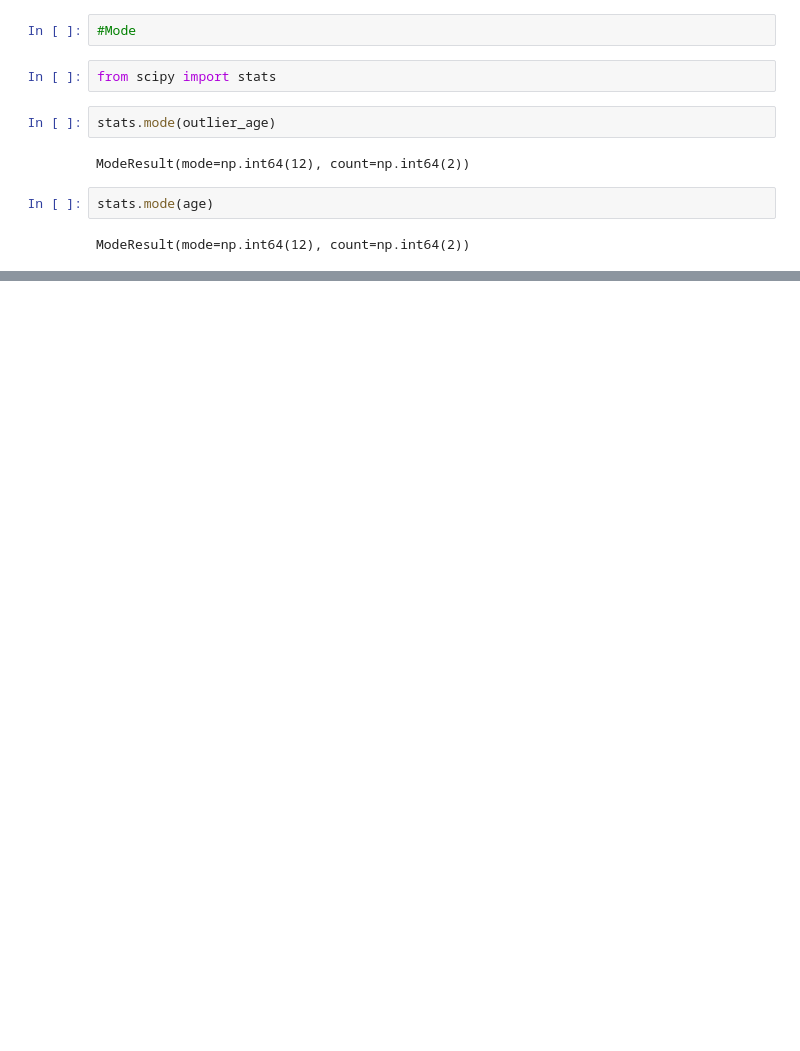
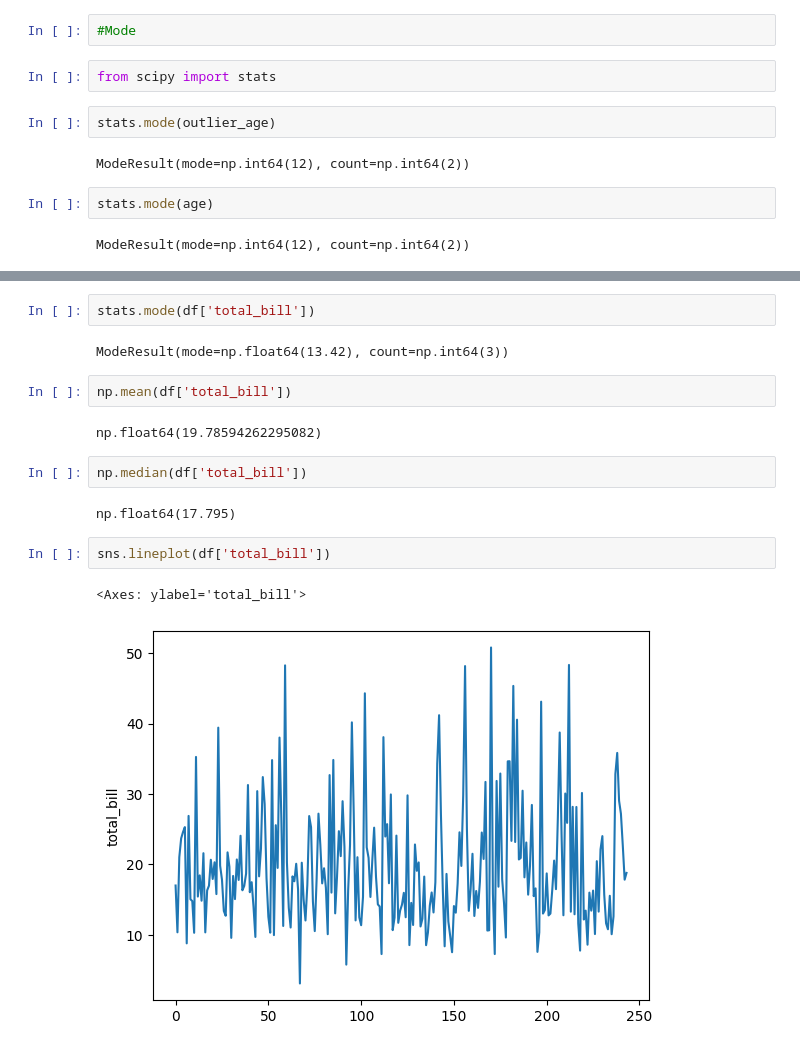
Before and after one commit to Apurva12343/Python_1, a Jupyter notebook: Statistics/Measure_of_central_tendency.ipynb, the cells around one changed output, grey strips where cells are left out. Drawn from its saved outputs; the diff is of its cells as text; blank space fills up the shorter version.

```diff
--- a/Statistics/Measure_of_central_tendency.ipynb
+++ b/Statistics/Measure_of_central_tendency.ipynb
@@ -80,0 +96,17 @@ ModeResult(mode=np.int64(12), count=np.int64(2))
+# %%
+stats.mode(df['total_bill'])
+# %% [output]
+ModeResult(mode=np.float64(13.42), count=np.int64(3))
+# %%
+np.mean(df['total_bill'])
+# %% [output]
+np.float64(19.78594262295082)
+# %%
+np.median(df['total_bill'])
+# %% [output]
+np.float64(17.795)
+# %%
+sns.lineplot(df['total_bill'])
+# %% [output]
+<Axes: ylabel='total_bill'>
+[figure, added]
```
Also changed, not shown: parts of 1 cell of this notebook.
